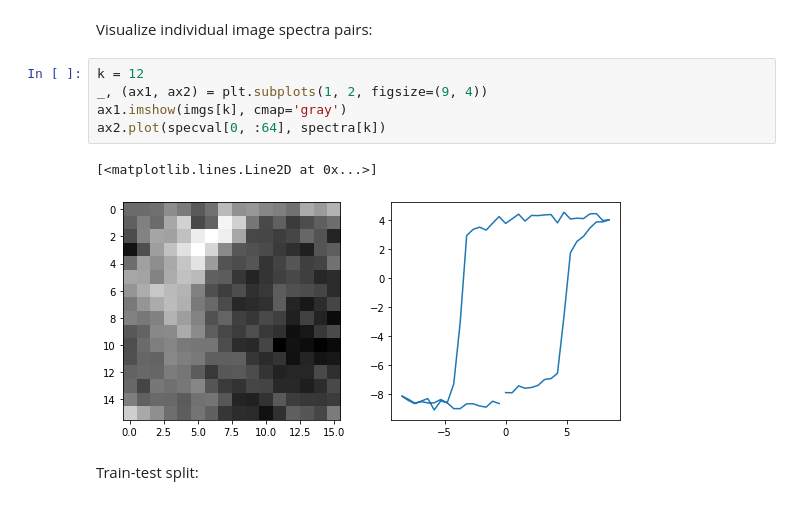
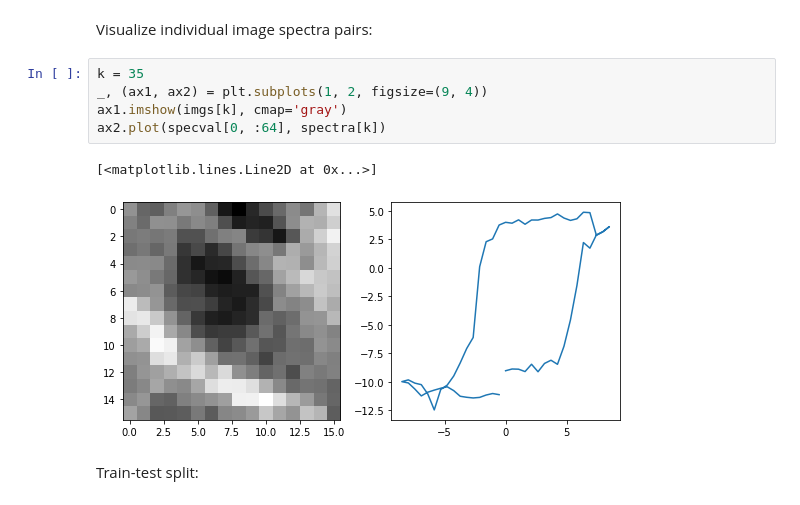
Before and after one commit to pycroscopy/atomai, a Jupyter notebook: examples/notebooks/ImSpec.ipynb, the cells around one changed output. Drawn from its saved outputs; the diff is of its cells as text.

```diff
--- a/examples/notebooks/ImSpec.ipynb
+++ b/examples/notebooks/ImSpec.ipynb
@@ -82,13 +64,13 @@ imspec_data.npz     100%[===================>] 456.82K   875KB/s    in 0.5s
 # %% [markdown]
 Visualize individual image spectra pairs:
 # %%
-k = 12
+k = 35
 _, (ax1, ax2) = plt.subplots(1, 2, figsize=(9, 4))
 ax1.imshow(imgs[k], cmap='gray')
 ax2.plot(specval[0, :64], spectra[k])
 # %% [output]
 [<matplotlib.lines.Line2D at 0x...>]
-[figure, old version]
+[figure, new version]
 # %% [markdown]
 Train-test split:
 # %%
```
Also changed, not shown: parts of 8 cells of this notebook.
